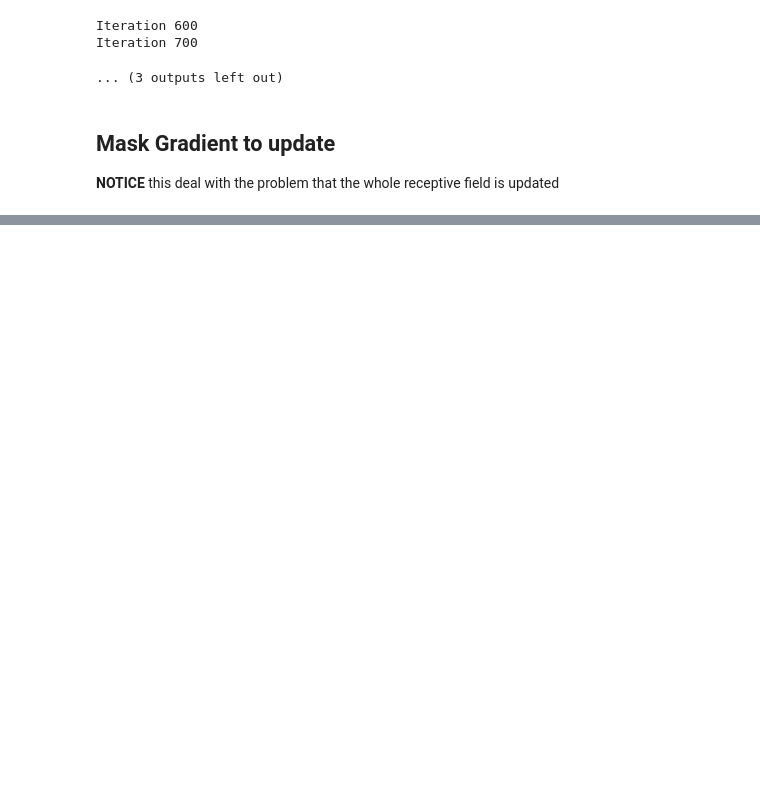
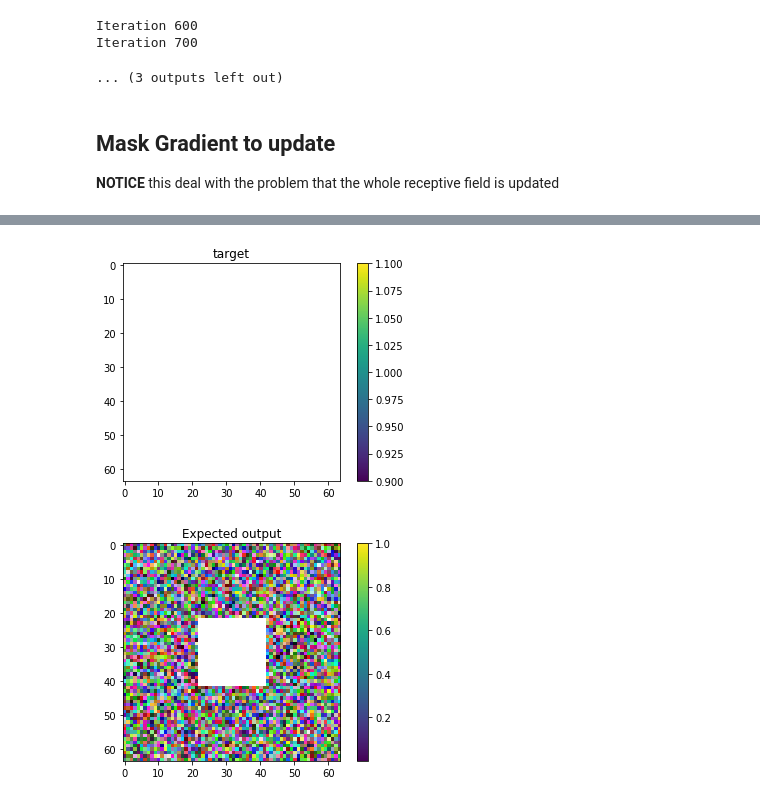
Before and after one commit to XiaoSong9905/Deep-Painterly-Harmonization-in-PyTorch, a Jupyter notebook: back propagation on mask example.ipynb, the cells around one changed output, grey strips where cells are left out. Cells and saved outputs as stored; diff of their text form; code cells hidden in the pictures; blank space fills up the shorter version.

```diff
--- a/back propagation on mask example.ipynb
+++ b/back propagation on mask example.ipynb
@@ -238,0 +641,23 @@ Iteration 900
+# %%
+# Target
+target = torch.ones((img.shape))
+plt.figure()
+plt.title('target')
+plt.imshow(tensor_to_np_img(target))
+plt.colorbar()
+plt.show()
+
+# Expected output
+expected_output = (1-mask_img) * img + mask_img * target
+plt.figure()
+plt.imshow(tensor_to_np_img(expected_output))
+plt.title('Expected output')
+plt.colorbar()
+plt.show()
+
+# Target fm ( or style feature map )
+target_fm = net_n_mask_gradient(expected_output).detach()
+target_fm.require_grad = False
+# %% [output]
+[figure, added]
+[figure, added]
```
Also changed, not shown: parts of 23 cells of this notebook.
